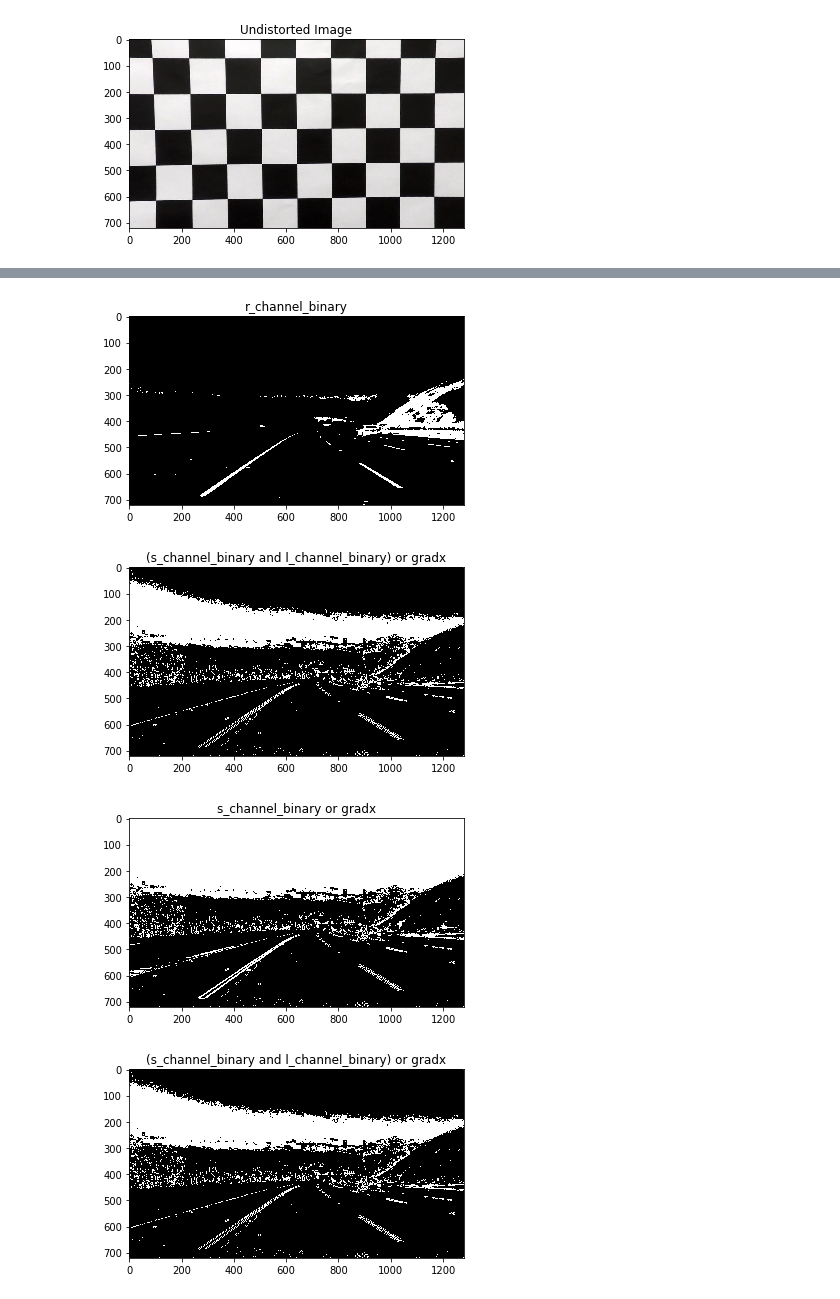
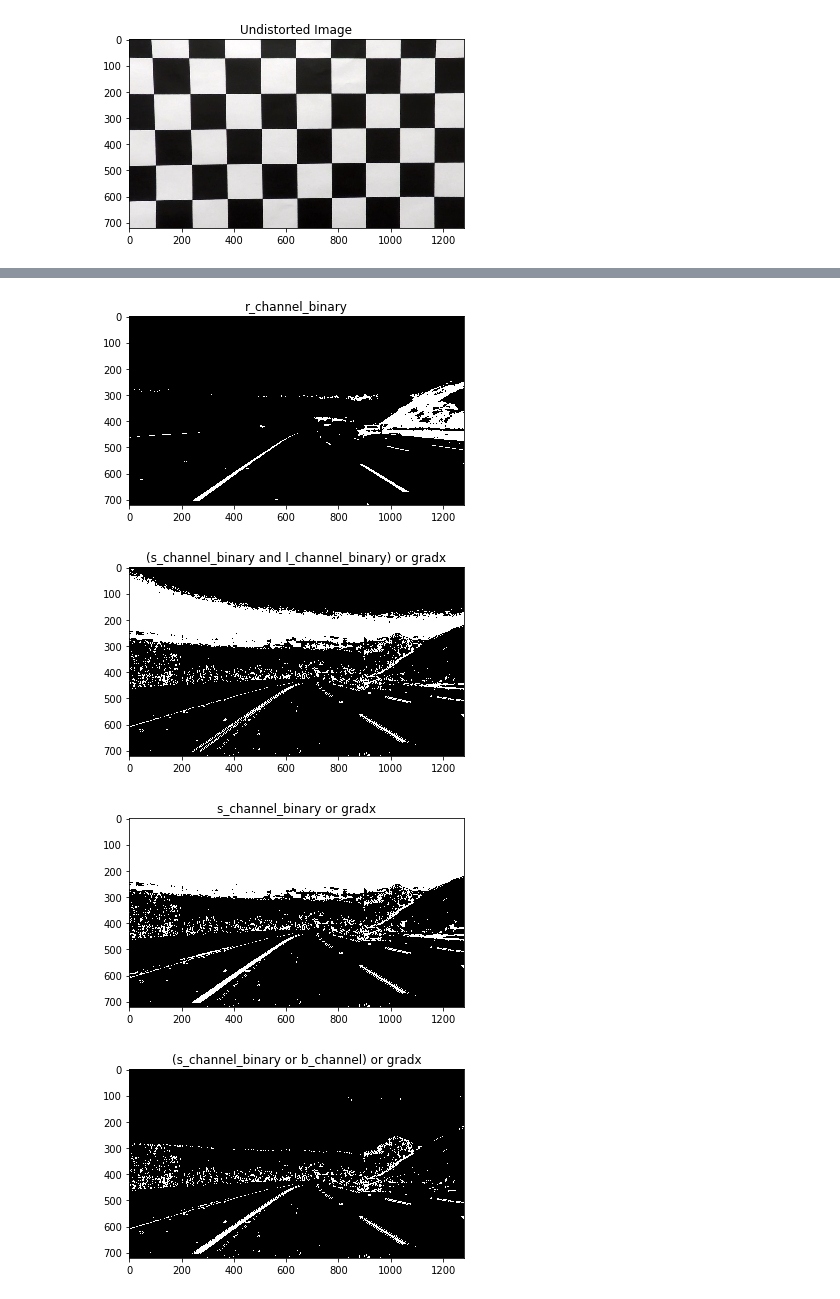
Before and after one commit to gizmo/CarND-Advanced-Lane-Lines, a Jupyter notebook: advanced_lane_finding.ipynb, the cells around one changed output, grey strips where cells are left out. Drawn from its saved outputs; the diff is of its cells as text; code cells hidden in the pictures.

```diff
--- a/advanced_lane_finding.ipynb
+++ b/advanced_lane_finding.ipynb
@@ -234,6 +400,9 @@ test_undistort('camera_cal/calibration1.jpg', mtx, dist)
 # Use test image and explore use of sobel gradients and various color schemes
 SOBEL_KERNEL=9
 img = cv2.imread(test_filename)
+# undistort the image first
+img = cv2.undistort(img, mtx, dist, None, mtx)
+
 rgb = cv2.cvtColor(img, cv2.COLOR_BGR2RGB)
 gray = cv2.cvtColor(img, cv2.COLOR_BGR2GRAY)
 
@@ -280,7 +449,7 @@ plt.imshow(combined_binary, cmap='gray')
 plt.title("gradey or (mag and direction)")
 plt.show()
 
-s_channel_binary = compute_hls_channel_binary(img, 's', (90, 225)) # (170, 225) initial threshold
+s_channel_binary = compute_hls_channel_binary(img, 's', (90, 255)) # (170, 255) initial threshold
 plt.imshow(s_channel_binary, cmap='gray')
 plt.title("s_channel_binary")
 plt.show()
@@ -305,6 +474,7 @@ plt.imshow(r_channel_binary, cmap='gray')
 plt.title("r_channel_binary")
 plt.show()
 
+
 # combine s-channel, r-channel and gradient x
 combined_binary = np.zeros_like(s_channel_binary)
 combined_binary[((s_channel_binary == 1) & (l_channel_binary == 1)) | (gradx_binary == 1) ] = 1
@@ -319,11 +489,24 @@ plt.imshow(combined_binary, cmap='gray')
 plt.title("s_channel_binary or gradx")
 plt.show()
 
-# combine s-channel, l-channel and gradient x
+# combine s-channel, b-channel and gradient x
+
 combined_binary = np.zeros_like(s_channel_binary)
-combined_binary[((s_channel_binary == 1) & (l_channel_binary == 1)) | (gradx_binary == 1) ] = 1
+# for white detector
+s_channel_binary = compute_hls_channel_binary(img, 's', (120, 255)) # originally (110, 255), (180,255), (140, 255), (120, 255)
+
+# For yellow detection
+b_channel_binary = compute_lab_channel_binary(img, 'b', (180, 255)) # tighten to (220,255) helps yellow on light
+
+sb_channel_binary = ((s_channel_binary == 1) | (b_channel_binary == 1))
+
+combined_binary = np.zeros_like(s_channel_binary)
+
+# remove l-channel helps to alleviate yellow on light corner
+combined_binary[(sb_channel_binary == 1) | (gradx_binary == 1) ] = 1
+
 
 plt.imshow(combined_binary, cmap='gray')
-plt.title("(s_channel_binary and l_channel_binary) or gradx")
+plt.title("(s_channel_binary or b_channel) or gradx")
 plt.show()
 # %% [output]
@@ -339,6 +522,6 @@ plt.show()
-[figure, old version]
+[figure, new version]
-[figure, old version]
+[figure, new version]
-[figure, old version]
+[figure, new version]
-[figure, old version]
+[figure, new version]
 # %%
 img_straight = cv2.imread(straight_filename)
```
Also changed, not shown: parts of 17 cells of this notebook, 2 other files.
